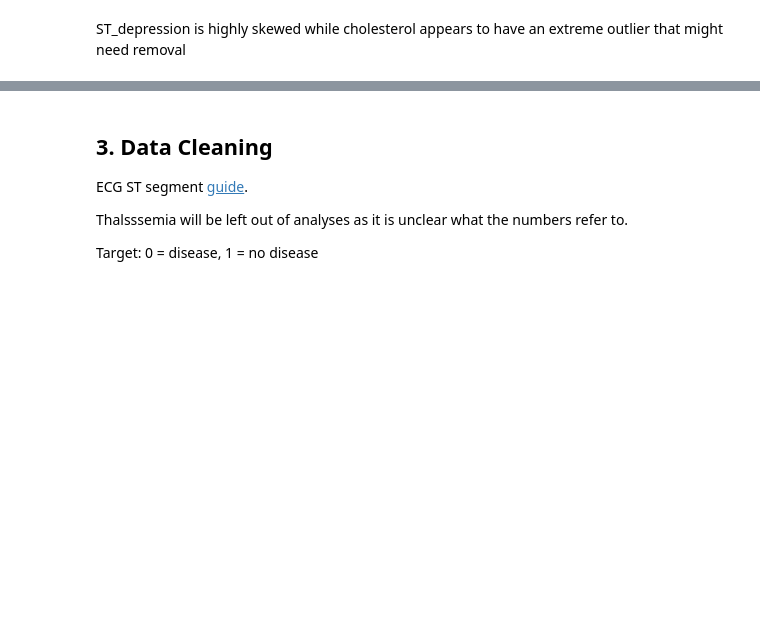
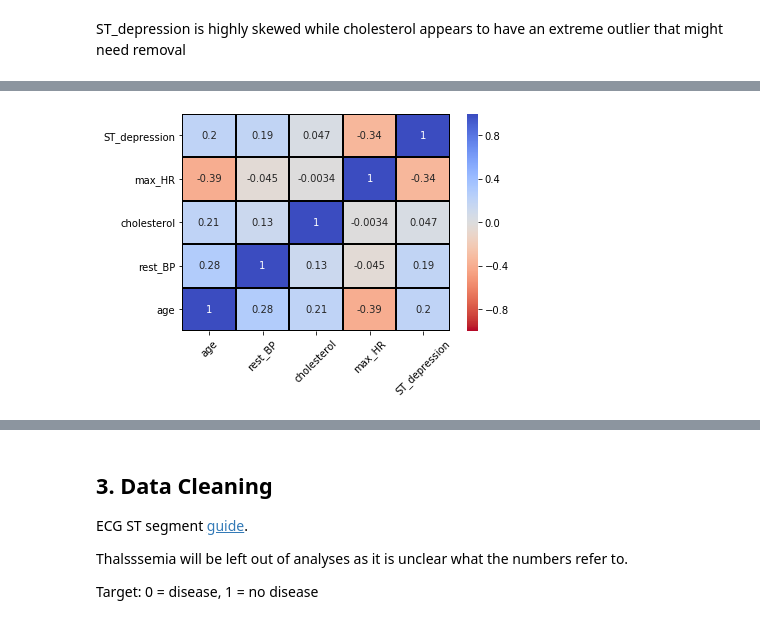
Before and after one commit to teyang-lau/Heart_Disease_Prediction, a Jupyter notebook: predictors-of-heart-disease-an-exploration.ipynb, the cells around one changed output, grey strips where cells are left out. Saved outputs shown, nothing was run; the diff lists cells and outputs as text; code cells hidden in the pictures; blank space fills up the shorter version.

```diff
--- a/predictors-of-heart-disease-an-exploration.ipynb
+++ b/predictors-of-heart-disease-an-exploration.ipynb
@@ -178,0 +237,8 @@ for count, col in enumerate(heart.select_dtypes(include='category').columns):
+# %%
+ax = sns.heatmap(heart.select_dtypes(include=['int64','float64']).corr(), annot = True, fmt='.2g',
+    vmin=-1, vmax=1, center= 0, cmap= 'coolwarm_r', linecolor='black', linewidth=1)
+ax.set_ylim(0 ,5)
+plt.xticks(rotation=45)
+fig.show()
+# %% [output]
+[figure, added]
```
Also changed, not shown: parts of 13 cells of this notebook.
